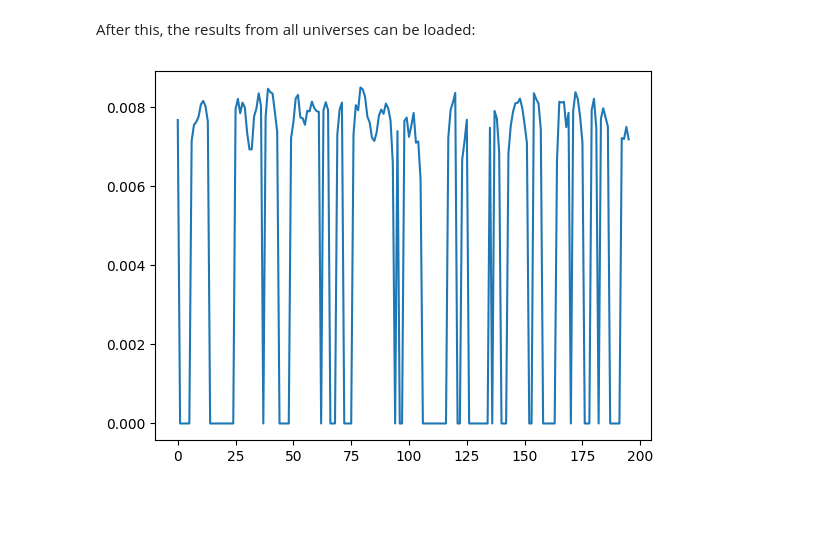
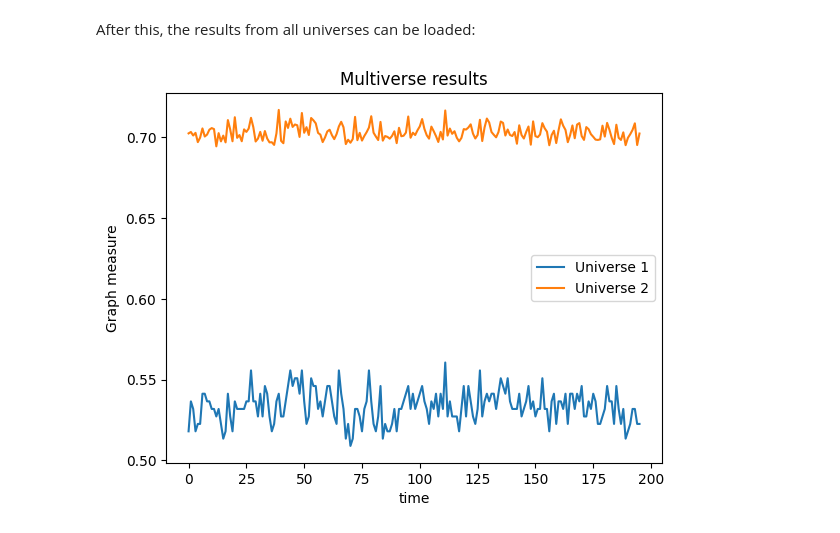
Before and after one commit to mibur1/comet, a Jupyter notebook: tutorials/example_multiverse.ipynb, the cells around one changed output. Cells and saved outputs as stored; diff of their text form; code cells hidden in the pictures; blank space fills up the shorter version.

```diff
--- a/tutorials/example_multiverse.ipynb
+++ b/tutorials/example_multiverse.ipynb
@@ -126,10 +123,17 @@ Decision 3:True
 The multiverse analysis completed without any errors.
 # %% [markdown]
 After this, the results from all universes can be loaded:
-# %%
-from matplotlib import pyplot as plt
-
-results = multiverse.get_results()
-plt.plot(results["universe_1"]["graph_measure"][:, 0]); # Nodal efficiency for the first ROI in universe 1
-# %% [output]
-[figure, removed]
+# %%
+from matplotlib import pyplot as plt
+
+results = multiverse.get_results()
+
+# Plot the results
+fig, ax = plt.subplots()
+for i, universe in enumerate(results.keys()):
+    ax.plot(results[universe]["graph_measure"], label=f"Universe {i+1}")
+
+ax.set(title="Multiverse results", ylabel="Graph measure", xlabel="time");
+ax.legend();
+# %% [output]
+[figure, added]
```
Also changed, not shown: parts of 3 cells of this notebook, 3 other files.
